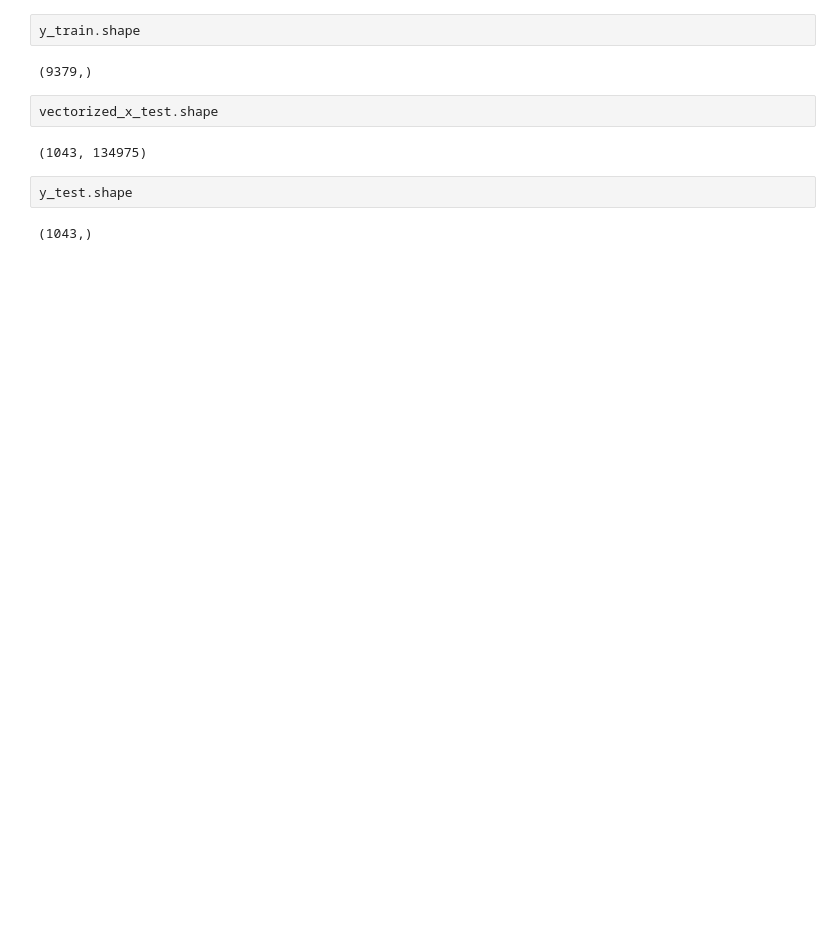
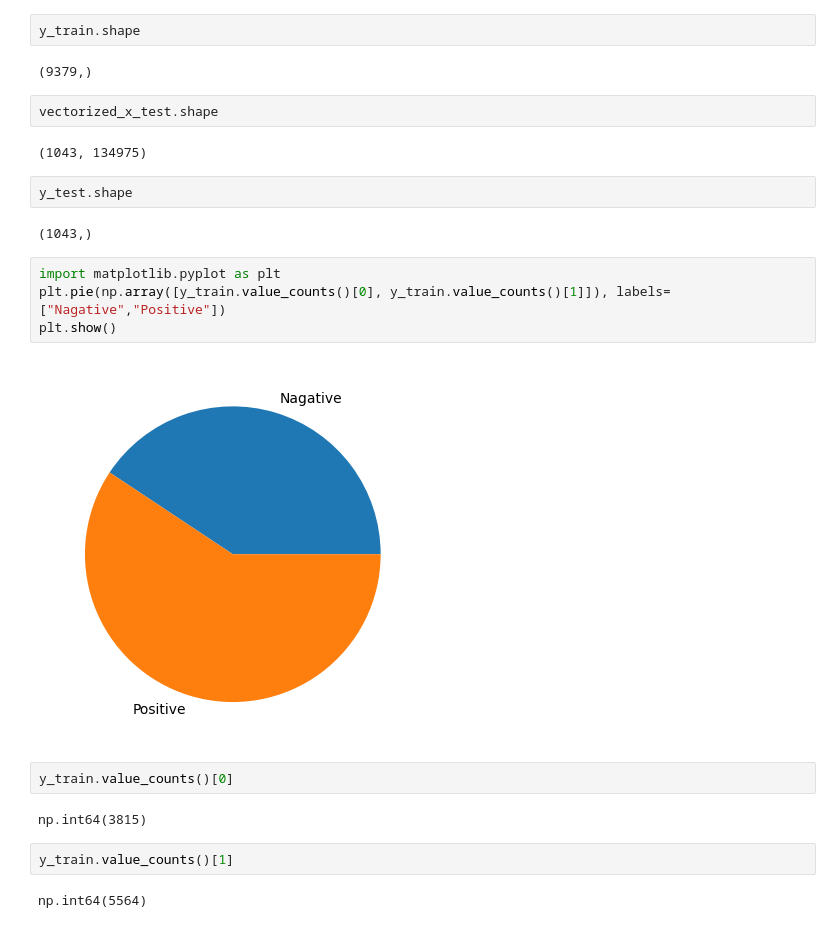
Before and after one commit to savindumahasen/AI-Detection-System-, a Jupyter notebook: Notebook.ipynb, the cells around one changed output. Drawn from its saved outputs; the diff is of its cells as text; blank space fills up the shorter version.

Commit message:
Plot the target variable values in pie chart

```diff
--- a/Notebook.ipynb
+++ b/Notebook.ipynb
@@ -404,3 +404,17 @@ vectorized_x_test.shape
 y_test.shape
 # %% [output]
 (1043,)
+# %%
+import matplotlib.pyplot as plt
+plt.pie(np.array([y_train.value_counts()[0], y_train.value_counts()[1]]), labels=["Nagative","Positive"])
+plt.show()
+# %% [output]
+[figure, added]
+# %%
+y_train.value_counts()[0]
+# %% [output]
+np.int64(3815)
+# %%
+y_train.value_counts()[1]
+# %% [output]
+np.int64(5564)
```
